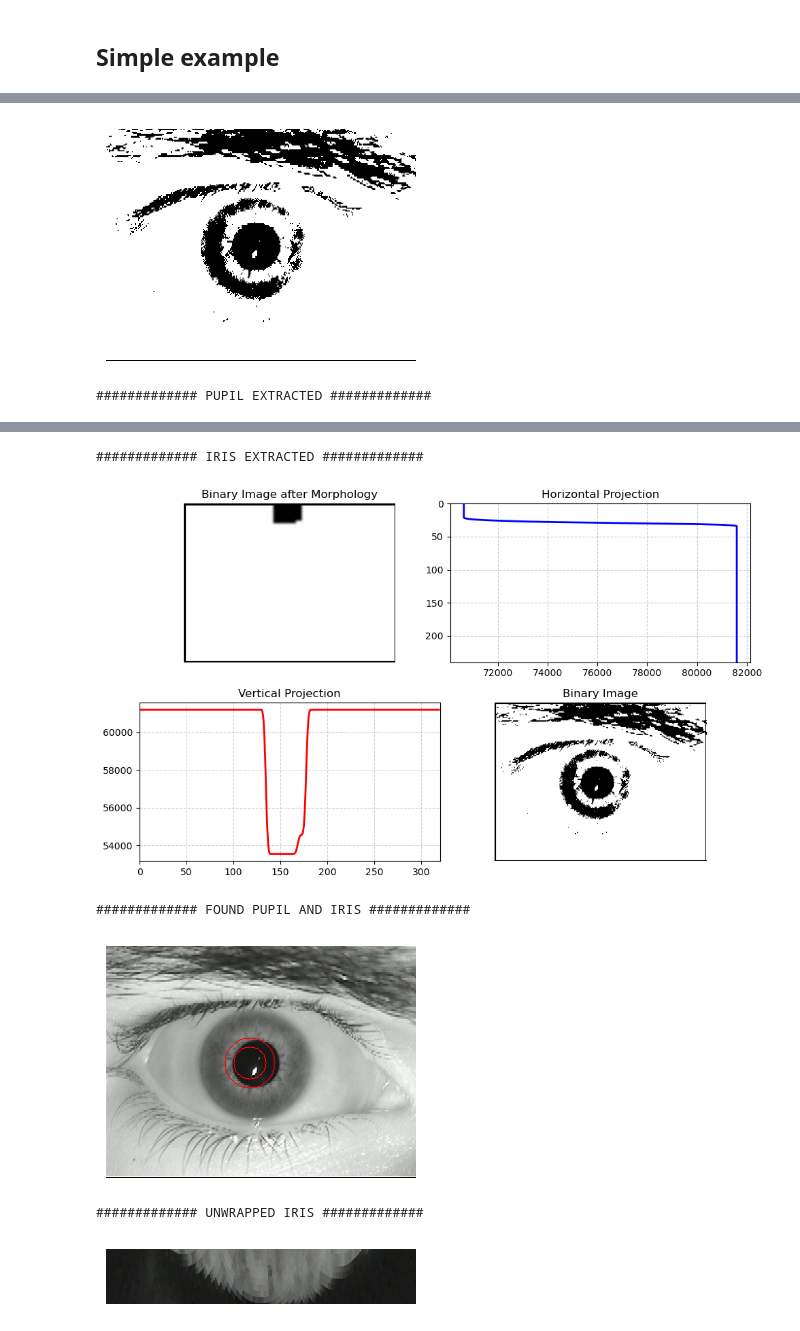
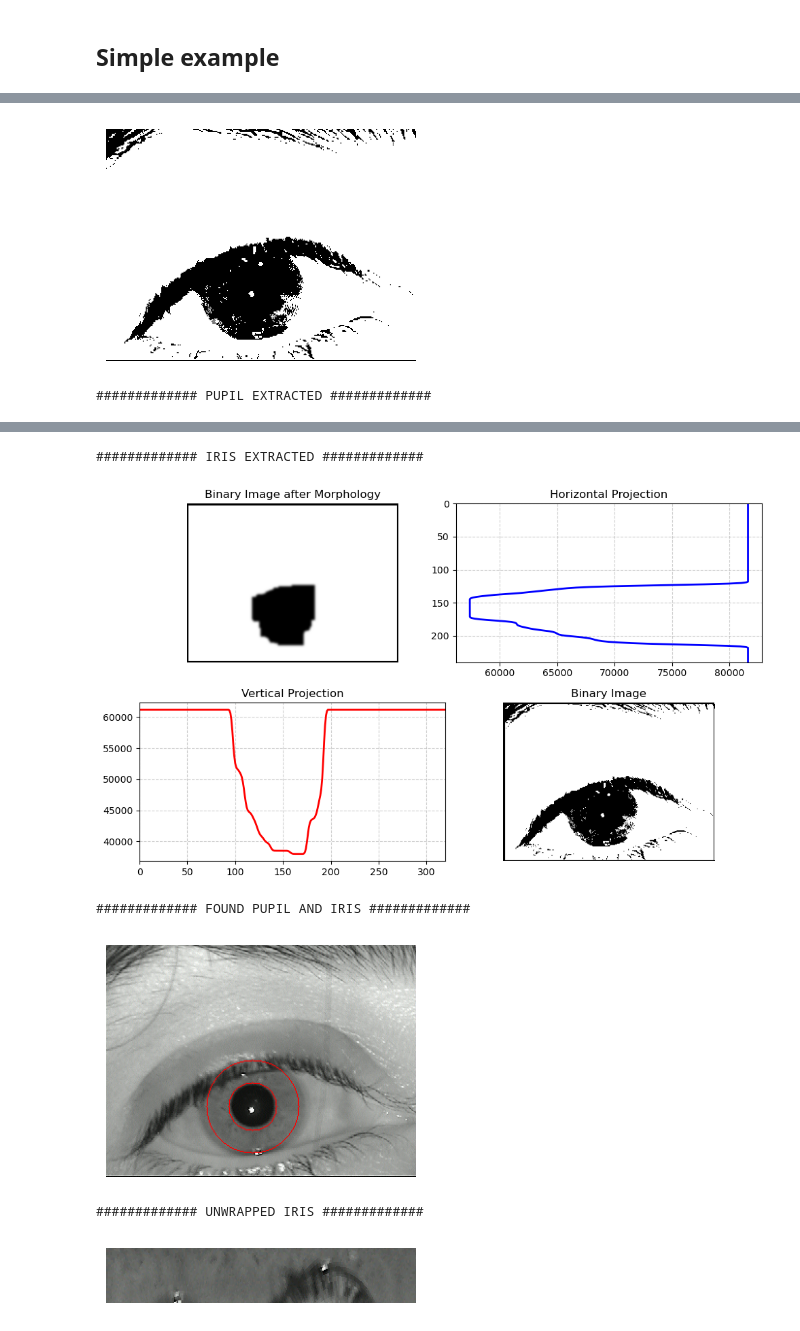
Before and after one commit to FilipLangiewicz/IrisPrediction, a Jupyter notebook: main.ipynb, the cells around one changed output, grey strips where cells are left out. Cells and saved outputs as stored; diff of their text form; code cells hidden in the pictures.

```diff
--- a/main.ipynb
+++ b/main.ipynb
@@ -16,7 +16,7 @@ def predictIris(path, save = False):
     print("############# BINARY IMAGE FOR PUPIL #############")
     binary_image_pupil = binarize_image(gray_image, X=4.5)
     print("############# BINARY IMAGE FOR IRIS #############")
-    binary_image_iris = binarize_image(gray_image, X=1.6)
+    binary_image_iris = binarize_image(gray_image, X=1.4)
 
     print("############# PUPIL EXTRACTED #############")
     (x_pupil, y_pupil, r_pupil) = clean_pupil(binary_image_pupil)
@@ -70,7 +70,7 @@ def binarize_image(image_array, X):
     threshold = P / X
     binary_image = np.zeros_like(image_array)
     binary_image[image_array > threshold] = 255
-    show_image(np.dstack((binary_image, binary_image, binary_image)))
+    #show_image(np.dstack((binary_image, binary_image, binary_image)))
     return binary_image
 
 # Clean pupil image
@@ -252,9 +252,9 @@ def unwrap_iris(image, x_pupil, y_pupil, r_pupil, r_iris, output_shape=(64, 360)
 # %% [markdown]
 ## Simple example
 # %%
-person_id = 44
-eye = 'right'
-photo_number = 5
+person_id = 13
+eye = 'left'
+photo_number = 1
 path = os.path.join(f'data/eye_p{person_id:02d}_{eye}{photo_number}.bmp')
 
 predictIris(path)
@@ -267,3 +267,3 @@ predictIris(path)
 ############# BINARY IMAGE FOR IRIS #############
-[figure, old version]
+[figure, new version]
 ############# PUPIL EXTRACTED #############
@@ -271,9 +271,9 @@ predictIris(path)
 ############# IRIS EXTRACTED #############
-[figure, old version]
+[figure, new version]
 ############# FOUND PUPIL AND IRIS #############
-[figure, old version]
+[figure, new version]
 ############# UNWRAPPED IRIS #############
-[figure, old version]
+[figure, new version]
 # %%
 for file in os.listdir("data"):
     if file.endswith(".bmp"):
```
Also changed, not shown: parts of 1 cell of this notebook.
